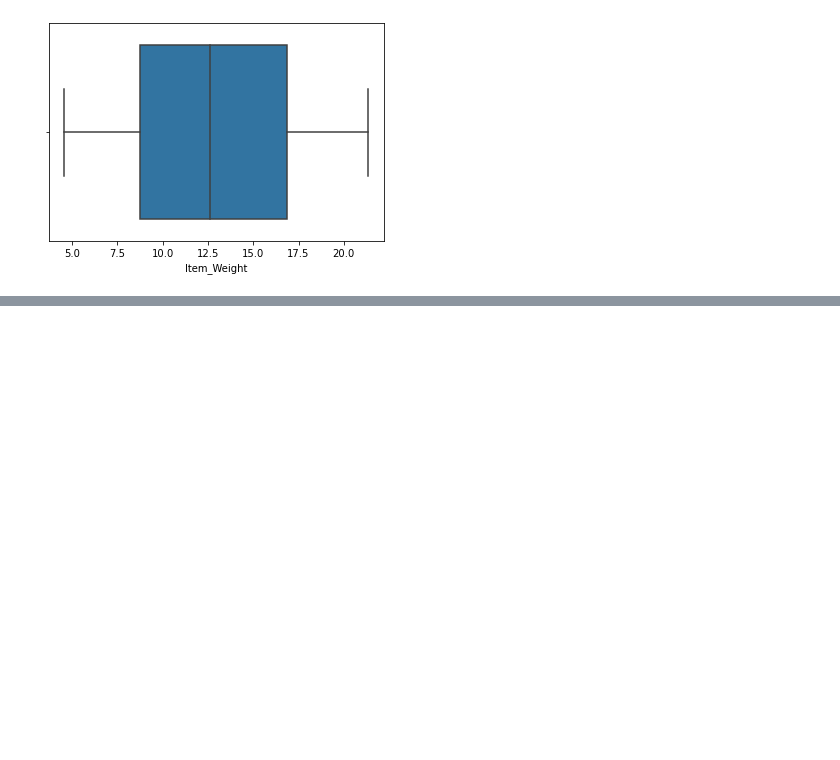
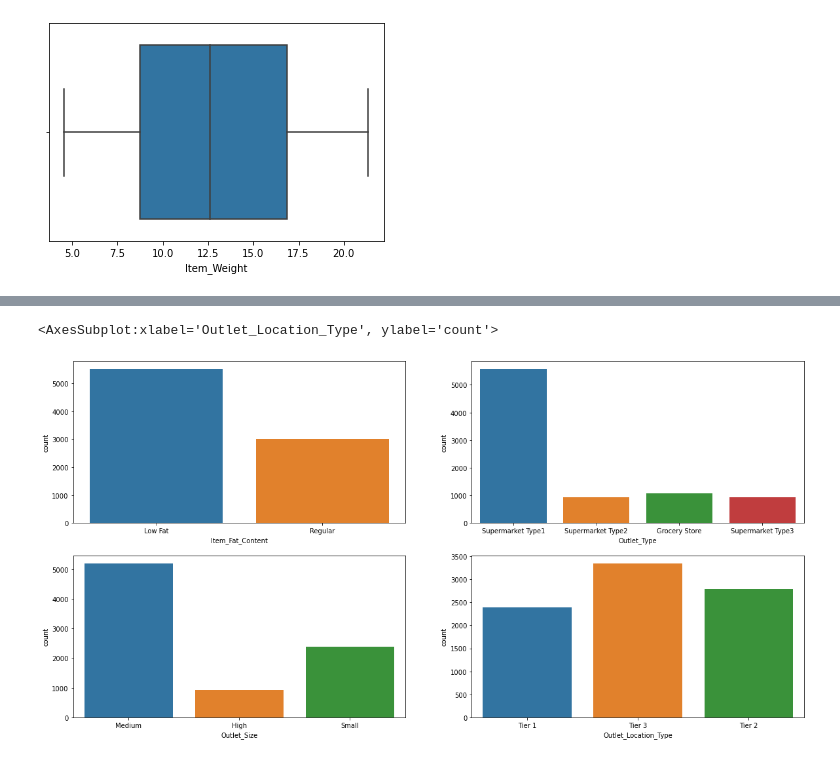
Before and after one commit to kanishkaRandunu/BigMart-Sales-Prediction, a Jupyter notebook: Big Mart Sales.ipynb, the cells around one changed output, grey strips where cells are left out. Saved outputs shown, nothing was run; the diff lists cells and outputs as text; code cells hidden in the pictures; blank space fills up the shorter version.

```diff
--- a/Big Mart Sales.ipynb
+++ b/Big Mart Sales.ipynb
@@ -89,0 +238,9 @@ ax_te = sns.boxplot(x = df_train['Item_Weight'])
+# %%
+fig, axs = plt.subplots(2,2,figsize=(20, 10))
+sns.countplot('Item_Fat_Content', data = df_train, ax=axs[0,0])
+sns.countplot('Outlet_Type', data = df_train, ax=axs[0,1])
+sns.countplot('Outlet_Size', data = df_train, ax=axs[1,0])
+sns.countplot('Outlet_Location_Type', data = df_train, ax=axs[1,1])
+# %% [output]
+<AxesSubplot:xlabel='Outlet_Location_Type', ylabel='count'>
+[figure, added]
```
Also changed, not shown: parts of 42 cells of this notebook.
